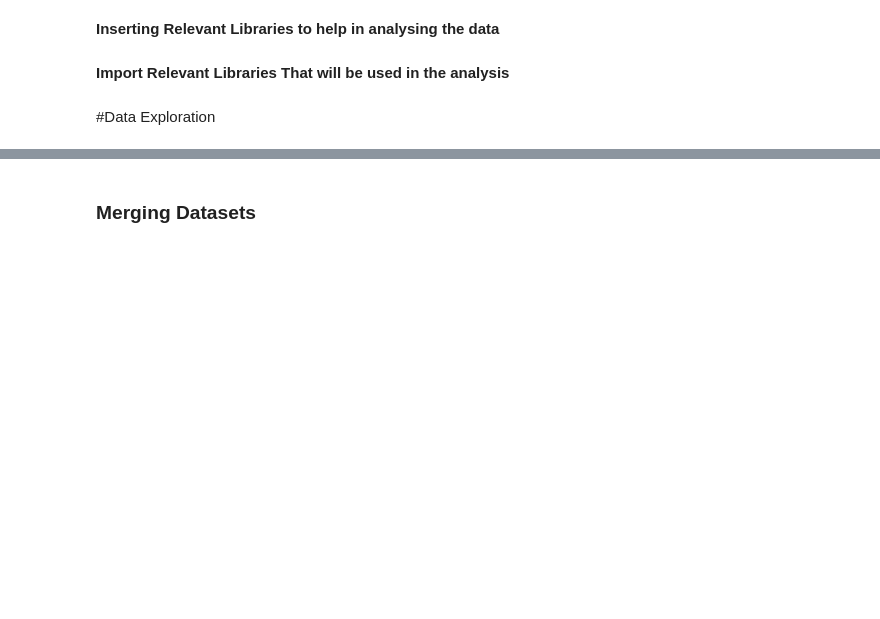
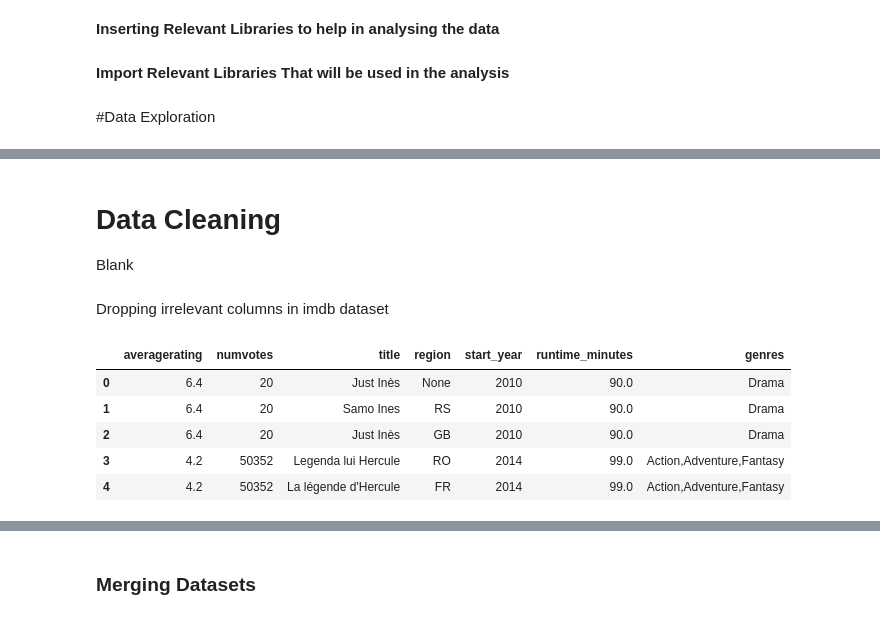
Before and after one commit to Churabros/Moringa_phase2_project, a Jupyter notebook: Phase_2_Project.ipynb, the cells around one changed output, grey strips where cells are left out. Cells and saved outputs as stored; diff of their text form; code cells hidden in the pictures; blank space fills up the shorter version.

```diff
--- a/Phase_2_Project.ipynb
+++ b/Phase_2_Project.ipynb
@@ -105,7 +177,21 @@ print(type(df_imdb))
+# %% [markdown]
+# Data Cleaning
+
+Blank
+# %% [markdown]
+Dropping irrelevant columns in imdb dataset
 # %%
-columns_to_keep = [ 'averagerating', 'numvotes', 'title', 'region', 'language', 'types', 'start_year', 'runtime_minutes', 'genres']
+#Yusuf Ali
+columns_to_keep = [ 'averagerating', 'numvotes', 'title', 'region', 'start_year', 'runtime_minutes', 'genres']
 df_imdb = df_imdb.loc[:,~df_imdb.columns.duplicated()]
 df_cleaned = df_imdb[columns_to_keep]
 df_cleaned.head()
+# %% [output]
+|  | averagerating | numvotes | title | region | start_year | runtime_minutes | genres |
+| 0 | 6.4 | 20 | Just Inès | None | 2010 | 90.0 | Drama |
+| 1 | 6.4 | 20 | Samo Ines | RS | 2010 | 90.0 | Drama |
+| 2 | 6.4 | 20 | Just Inès | GB | 2010 | 90.0 | Drama |
+| 3 | 4.2 | 50352 | Legenda lui Hercule | RO | 2014 | 99.0 | Action,Adventure,Fantasy |
+| 4 | 4.2 | 50352 | La légende d'Hercule | FR | 2014 | 99.0 | Action,Adventure,Fantasy |
 # %%
 df_cleaned.info()
```
Also changed, not shown: parts of 18 cells of this notebook.
